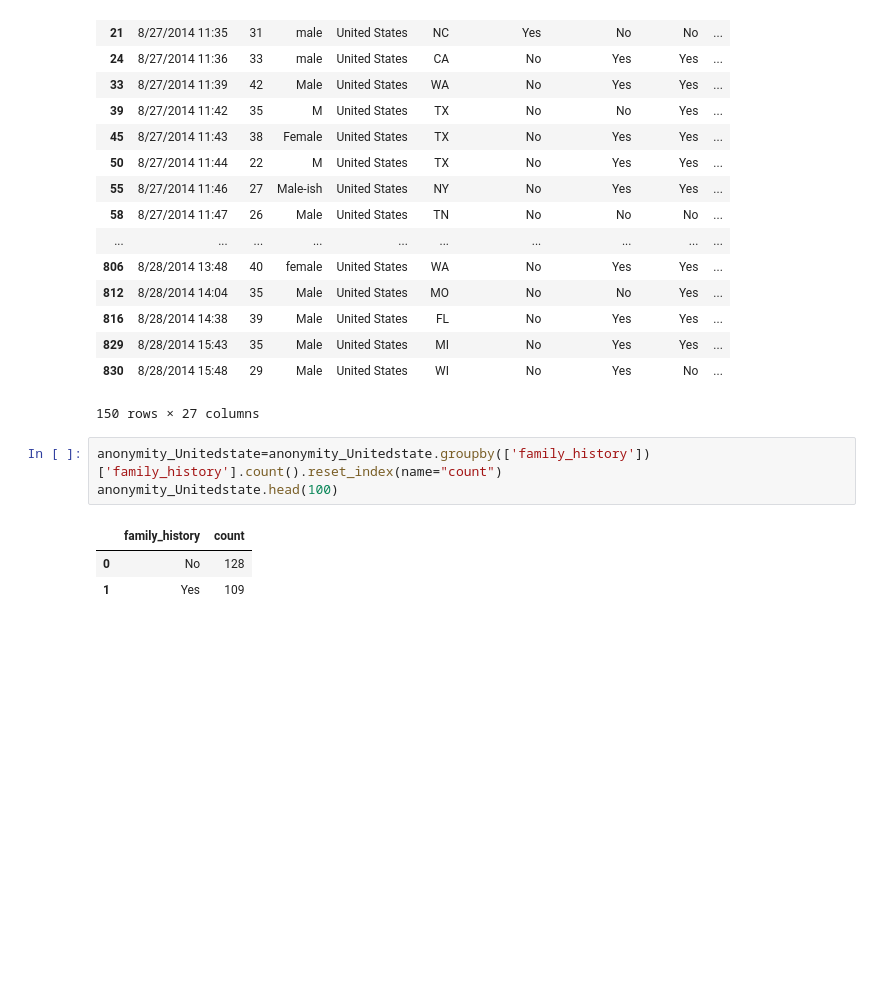
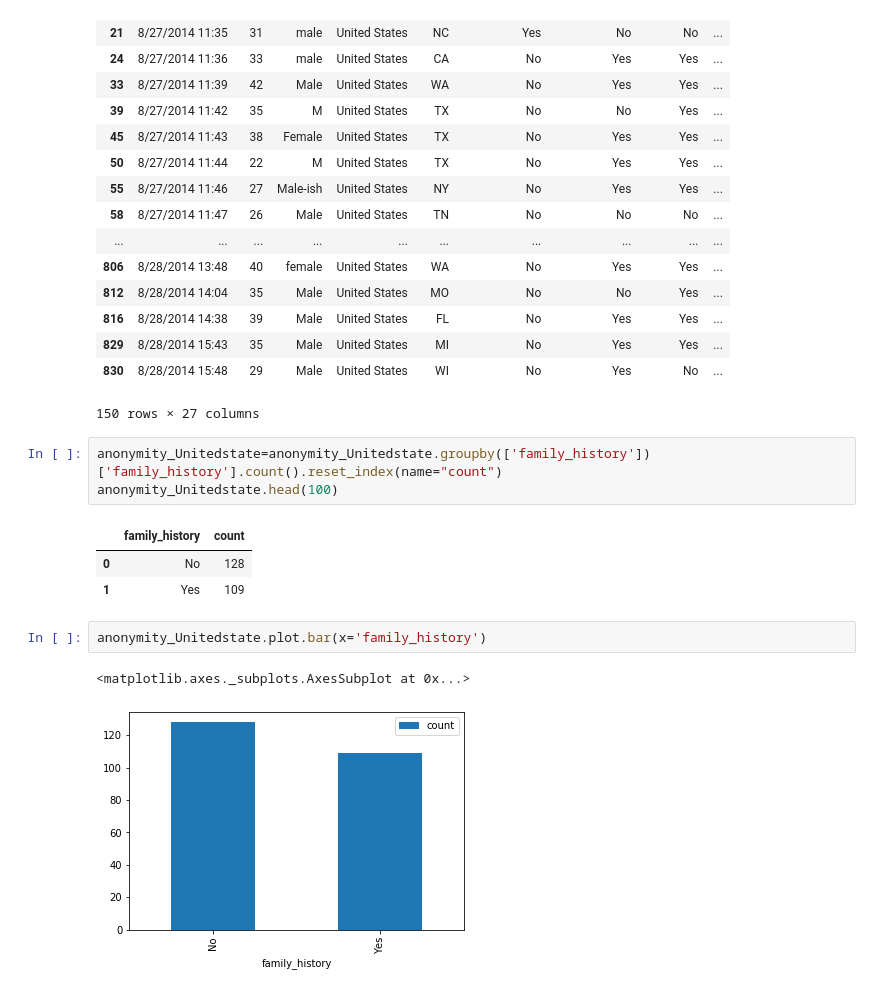
Before and after one commit to sandeep177/final-assignment, a Jupyter notebook: final_assignment.ipynb, the cells around one changed output. Cells and saved outputs as stored; diff of their text form; blank space fills up the shorter version.

Commit message:
using_bar_chart
i am tring to show the number of people according to their family history in a bar chart.

```diff
--- a/final_assignment.ipynb
+++ b/final_assignment.ipynb
@@ -76,3 +76,8 @@ anonymity_Unitedstate.head(100)
 |  | family_history | count |
 | 0 | No | 128 |
 | 1 | Yes | 109 |
+# %%
+anonymity_Unitedstate.plot.bar(x='family_history')
+# %% [output]
+<matplotlib.axes._subplots.AxesSubplot at 0x...>
+[figure, added]
```
